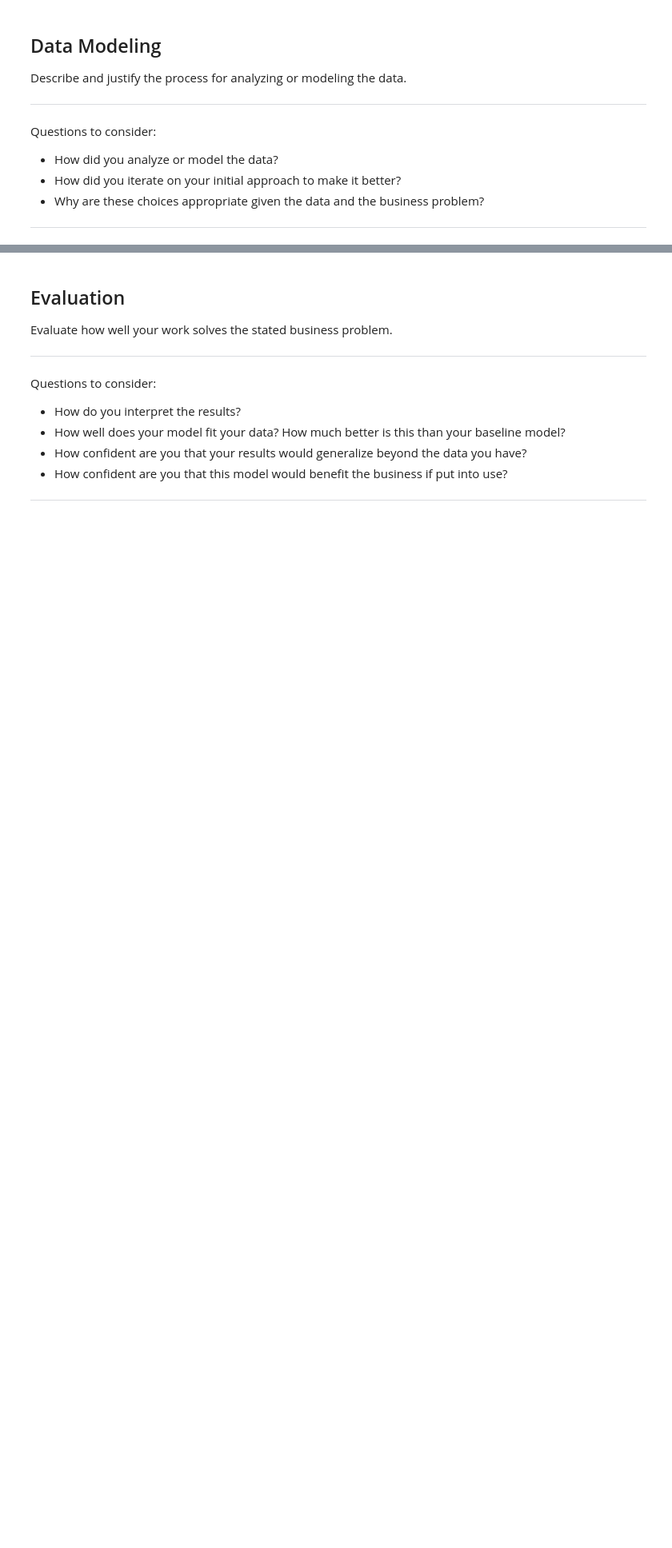
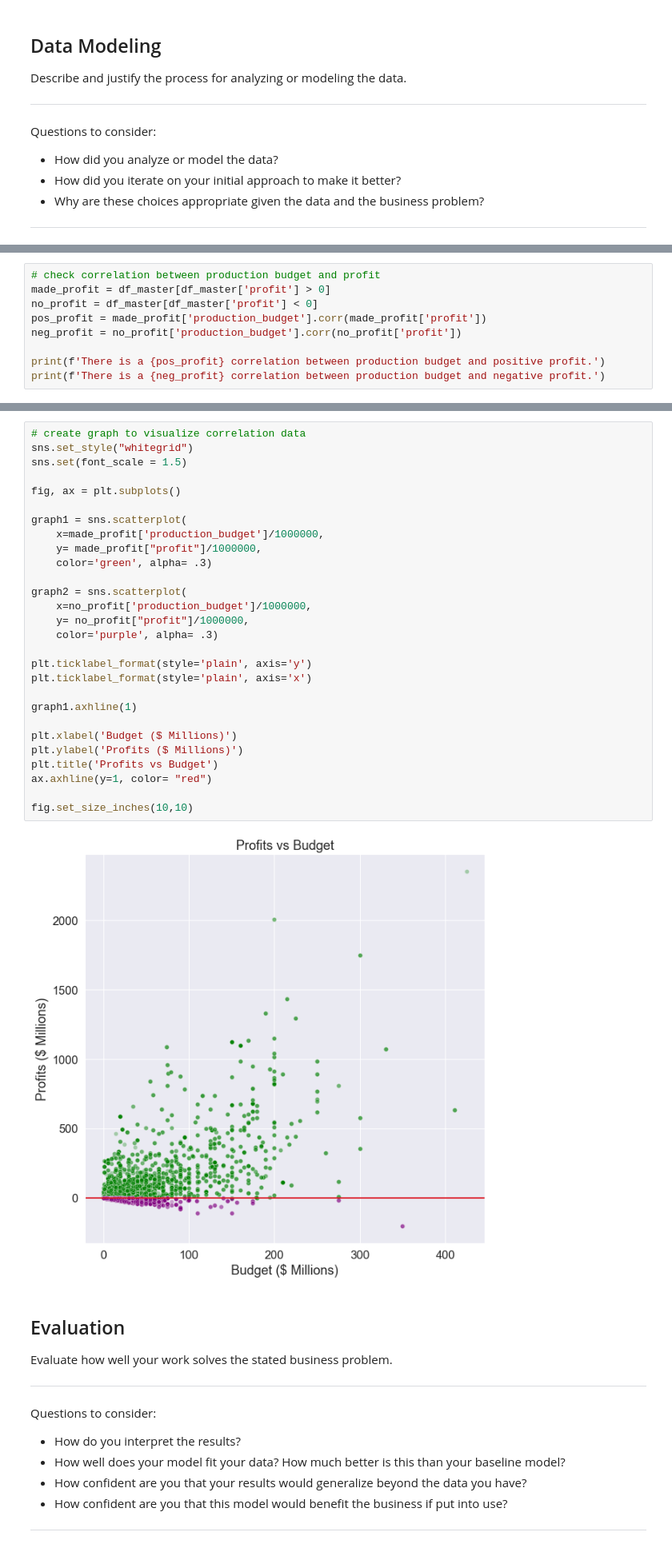
Before and after one commit to sierrajul/Microsoft-Movie-Analysis, a Jupyter notebook: dsc-phase1-project-template.ipynb, the cells around one changed output, grey strips where cells are left out. Shown at 80% size. Drawn from its saved outputs; the diff is of its cells as text; blank space fills up the shorter version.

```diff
--- a/dsc-phase1-project-template.ipynb
+++ b/dsc-phase1-project-template.ipynb
@@ -261,0 +260,9 @@ Questions to consider:
+# %%
+# check correlation between production budget and profit
+made_profit = df_master[df_master['profit'] > 0]
+no_profit = df_master[df_master['profit'] < 0]
+pos_profit = made_profit['production_budget'].corr(made_profit['profit'])
+neg_profit = no_profit['production_budget'].corr(no_profit['profit'])
+
+print(f'There is a {pos_profit} correlation between production budget and positive profit.')
+print(f'There is a {neg_profit} correlation between production budget and negative profit.')
@@ -262,3 +272,33 @@ Questions to consider:
+# %%
+# create graph to visualize correlation data
+sns.set_style("whitegrid")
+sns.set(font_scale = 1.5)
+
+fig, ax = plt.subplots()
+
+graph1 = sns.scatterplot(
+    x=made_profit['production_budget']/1000000,
+    y= made_profit["profit"]/1000000,
+    color='green', alpha= .3)
+
+graph2 = sns.scatterplot(
+    x=no_profit['production_budget']/1000000,
+    y= no_profit["profit"]/1000000,
+    color='purple', alpha= .3)
+
+plt.ticklabel_format(style='plain', axis='y')
+plt.ticklabel_format(style='plain', axis='x')
+
+graph1.axhline(1)
+
+plt.xlabel('Budget ($ Millions)')
+plt.ylabel('Profits ($ Millions)')
+plt.title('Profits vs Budget')
+ax.axhline(y=1, color= "red")
+
+fig.set_size_inches(10,10)
+# %% [output]
+[figure, added]
 # %% [markdown]
 ## Evaluation
 Evaluate how well your work solves the stated business problem.
```
Also changed, not shown: parts of 4 cells of this notebook.
